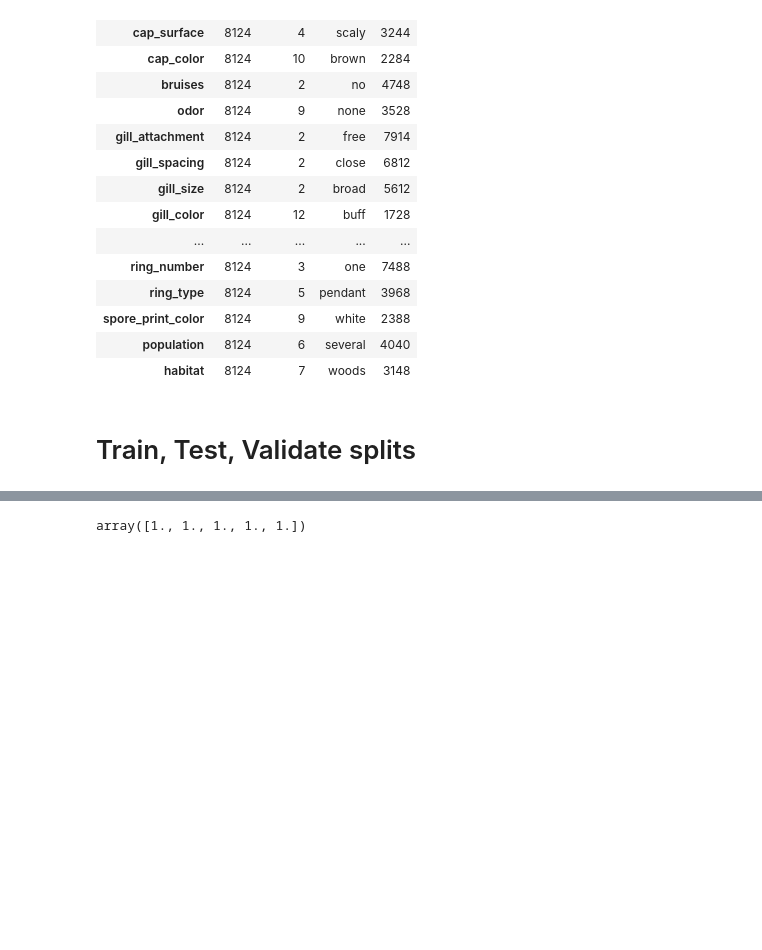
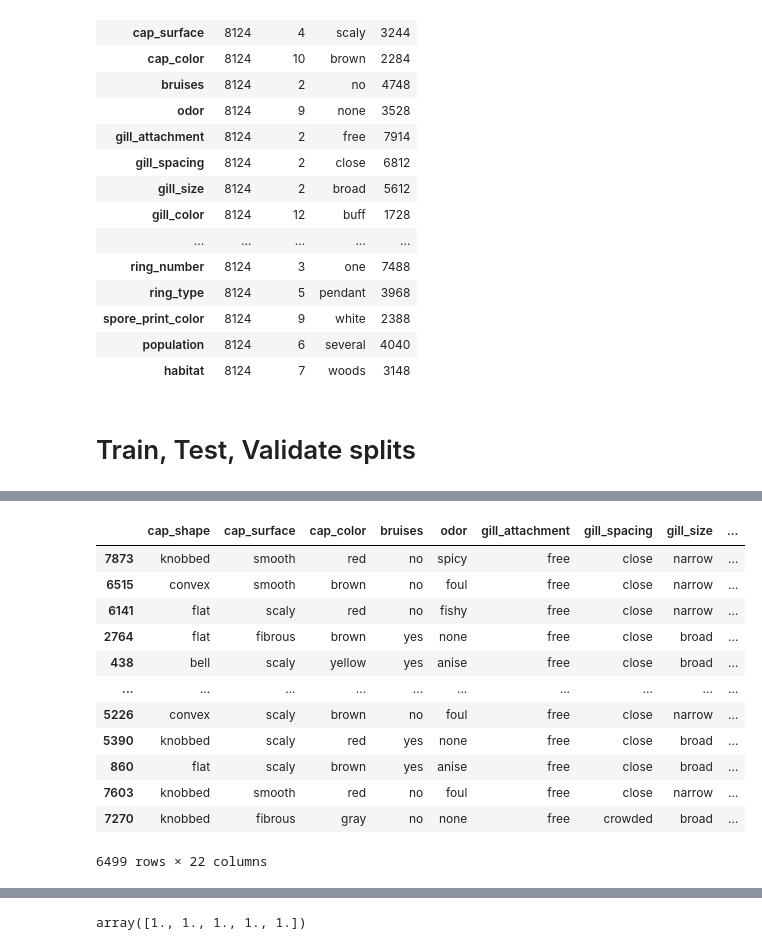
Before and after one commit to Bartlomiej-Kachniarz/Portfolio, a Jupyter notebook: machine_learning/mushrooms_dataset/mushrooms.ipynb, the cells around one changed output, grey strips where cells are left out. Cells and saved outputs as stored; diff of their text form; code cells hidden in the pictures; blank space fills up the shorter version.

```diff
--- a/machine_learning/mushrooms_dataset/mushrooms.ipynb
+++ b/machine_learning/mushrooms_dataset/mushrooms.ipynb
@@ -176,3 +179,19 @@ y_train = train_set["poisonous"].copy()
 # splitting labels from attributes
 x_test = test_set.drop("poisonous", axis=1)
 y_test = test_set["poisonous"].copy()
+# %%
+x_train
+# %% [output]
+|  | cap_shape | cap_surface | cap_color | bruises | odor | gill_attachment | gill_spacing | gill_size | ... |
+| 7873 | knobbed | smooth | red | no | spicy | free | close | narrow | ... |
+| 6515 | convex | smooth | brown | no | foul | free | close | narrow | ... |
+| 6141 | flat | scaly | red | no | fishy | free | close | narrow | ... |
+| 2764 | flat | fibrous | brown | yes | none | free | close | broad | ... |
+| 438 | bell | scaly | yellow | yes | anise | free | close | broad | ... |
+| ... | ... | ... | ... | ... | ... | ... | ... | ... | ... |
+| 5226 | convex | scaly | brown | no | foul | free | close | narrow | ... |
+| 5390 | knobbed | scaly | red | yes | none | free | close | broad | ... |
+| 860 | flat | scaly | brown | yes | anise | free | close | broad | ... |
+| 7603 | knobbed | smooth | red | no | foul | free | close | narrow | ... |
+| 7270 | knobbed | fibrous | gray | no | none | free | crowded | broad | ... |
+6499 rows × 22 columns
```
Also changed, not shown: parts of 25 cells of this notebook, 34 other files.
